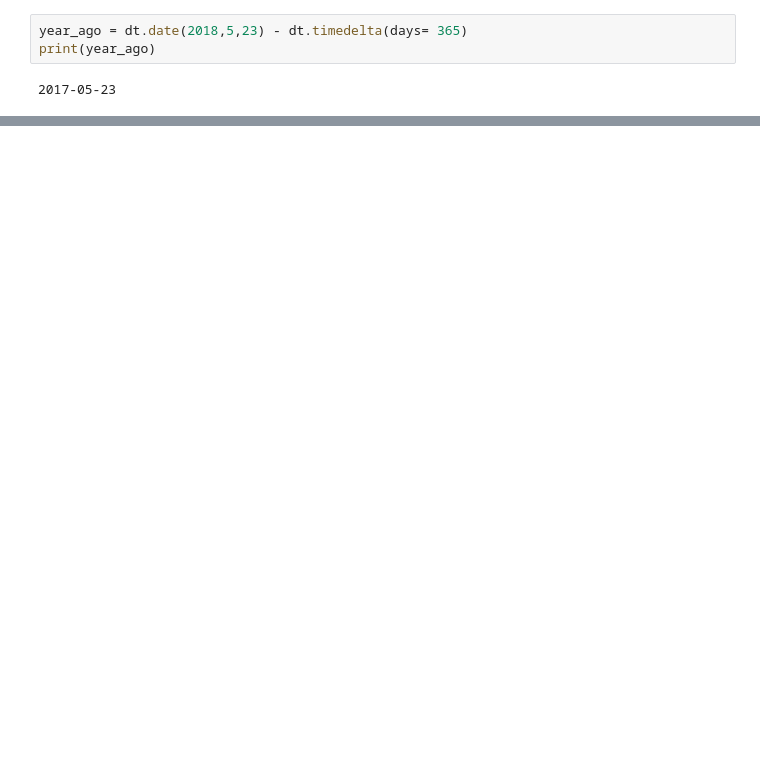
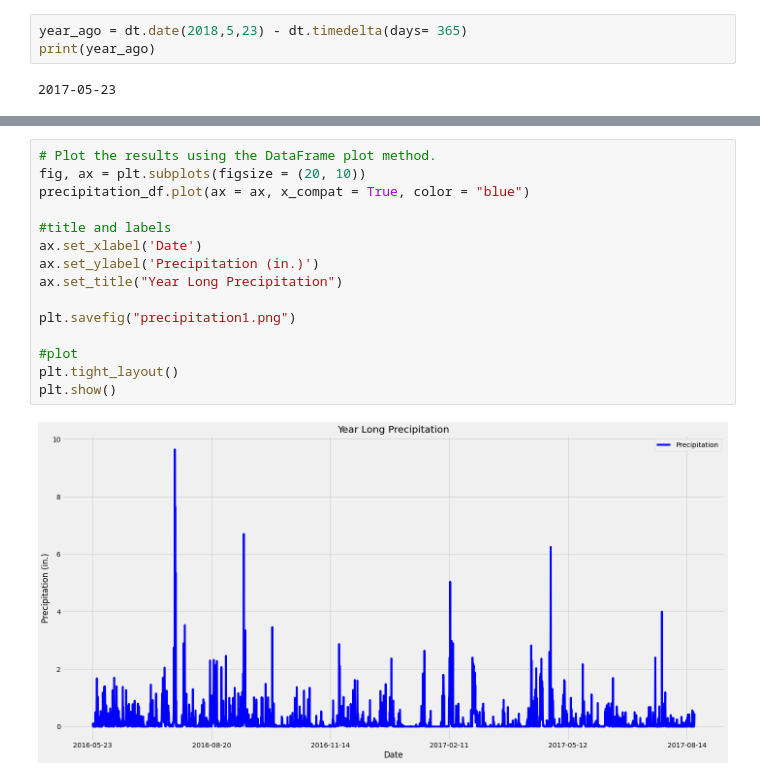
Before and after one commit to longhorn2000/sqlalchemy-challenge, a Jupyter notebook: Surf_Up.ipynb, the cells around one changed output, grey strips where cells are left out. Cells and saved outputs as stored; diff of their text form; blank space fills up the shorter version.

```diff
--- a/Surf_Up.ipynb
+++ b/Surf_Up.ipynb
@@ -132,2 +114,19 @@ plt.savefig('Precipitation.png')
+# %%
+# Plot the results using the DataFrame plot method.
+fig, ax = plt.subplots(figsize = (20, 10))
+precipitation_df.plot(ax = ax, x_compat = True, color = "blue")
+
+#title and labels
+ax.set_xlabel('Date')
+ax.set_ylabel('Precipitation (in.)')
+ax.set_title("Year Long Precipitation")
+
+plt.savefig("precipitation1.png")
+
+#plot
+plt.tight_layout()
+plt.show()
+# %% [output]
+[figure, added]
 # %%
 # Use Pandas to calcualte the summary statistics for the precipitation data
```
Also changed, not shown: parts of 27 cells of this notebook.
